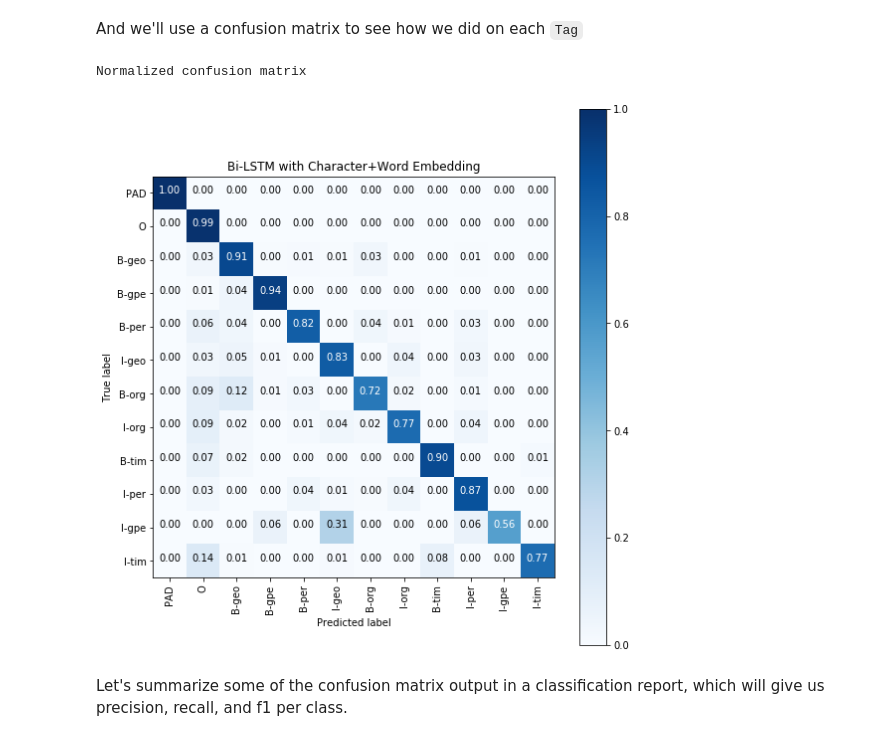
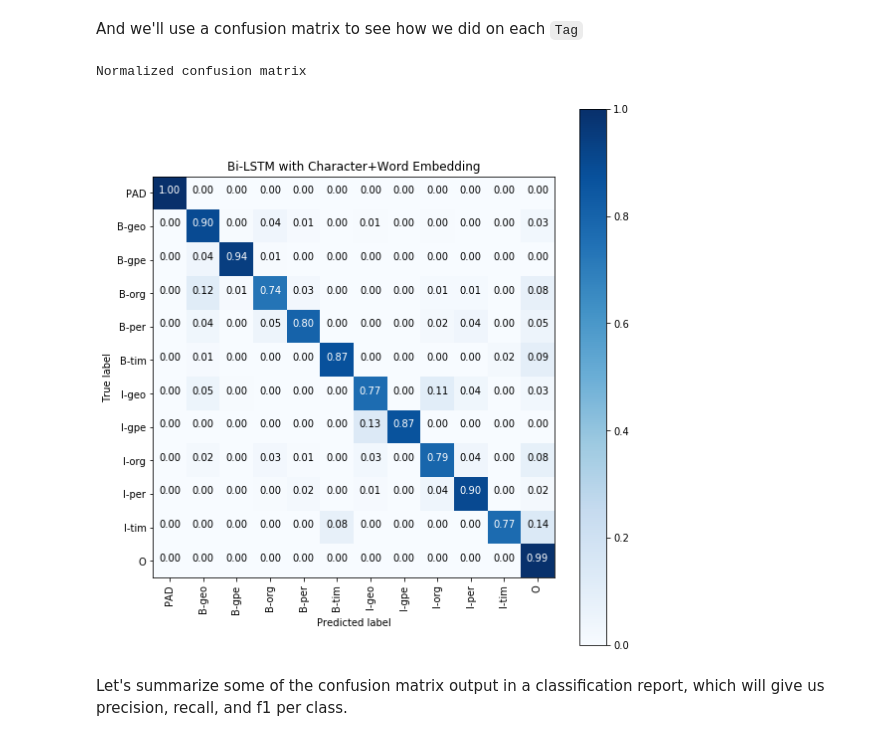
Before and after one commit to bensuutari/miami_datascience_meetup, a Jupyter notebook: hands_on_nlp.ipynb, the cells around one changed output. Drawn from its saved outputs; the diff is of its cells as text; code cells hidden in the pictures.

Commit message:
updated word and char index to sorted to ensure consistency, pythons set returns random ordering

```diff
--- a/hands_on_nlp.ipynb
+++ b/hands_on_nlp.ipynb
@@ -140,13 +140,13 @@ The first thing we'll do, is define a lookup table for all of the words containe
 
 We'll reserve 0 for "padding" values (padding is adding null values to the end of a sentence so that all sentences are the same length) and 1 for "UNK" (unknown words that the model has never encountered before).  With these mappings, we can handle any input that is thrown at our model.
 # %%
-words = data['Word'].unique().tolist()
+words = sorted(data['Word'].unique().tolist())
 
 word2idx = {w: i + 2 for i, w in enumerate(words)}
 word2idx["UNK"] = 1
 word2idx["PAD"] = 0
 idx2word = {i: w for w, i in word2idx.items()}
-tag2idx = {t: i + 1 for i, t in enumerate(data['Tag'].unique().tolist())}
+tag2idx = {t: i + 1 for i, t in enumerate(sorted(data['Tag'].unique().tolist()))}
 tag2idx["PAD"] = 0
 idx2tag = {i: w for w, i in tag2idx.items()}
 # %% [markdown]
@@ -309,7 +309,7 @@ max_len_char = 15
 Finally, we can define our character lookup table.
 # %%
 #First get all of the unique characters in all of our words
-chars = set([c for w in words for c in w])
+chars = sorted(set([c for w in words for c in w]))
 #define n_chars for our neural network's inputs later
 n_chars = len(chars)
 #now make a character lookup dictionary
@@ -334,8 +334,8 @@ Ok, we've got the data into a format that can be fed into our model.  Now let's
 # %%
 from sklearn.model_selection import train_test_split
 
-X_word_tr, X_word_te, y_tr, y_te = train_test_split(X_word, y, test_size=0.1, random_state=2018)
-X_char_tr, X_char_te, _, _ = train_test_split(X_char, y, test_size=0.1, random_state=2018)
+word_train, word_test, label_train, label_test = train_test_split(X_word, y, test_size=0.1, random_state=9132019)
+char_train, char_test, _, _ = train_test_split(X_char, y, test_size=0.1, random_state=9132019)
 # %% [markdown]
 # Build a Model
 # %% [markdown]
@@ -523,36 +499,36 @@ def plot_confusion_matrix(cm,
 # %%
 from sklearn.metrics import confusion_matrix
 
 def switch_keys_values_dict(d):
     switch_dict = dict()
     for t in tag2idx.keys():
         switch_dict[d[t]] = t
     return switch_dict
 
 idx2tag = switch_keys_values_dict(tag2idx)
 
 labels = list()
 for i in range(0,len(idx2tag)):
     labels.append(idx2tag[i])
-y_pred = np.argmax(model.predict([X_word_te,np.array(X_char_te).reshape((len(X_char_te), max_len, max_len_char))]),axis=-1)
+y_pred = np.argmax(model.predict([word_test,np.array(char_test).reshape((len(char_test), max_len, max_len_char))]),axis=-1)
 pred_labels = y_pred.reshape(y_pred.shape[0]*y_pred.shape[1])
 
-test_labels = y_te.reshape(y_te.shape[0]*y_te.shape[1])
+test_labels = label_test.reshape(label_test.shape[0]*label_test.shape[1])
 
 
 cnf_matrix = confusion_matrix(test_labels,pred_labels)
 cnf_title = 'Bi-LSTM with Character+Word Embedding'
 save_all = 'confusion_matrix_all'
 plot_confusion_matrix(
     cnf_matrix,
     classes=labels,
     normalize=True,
     title=cnf_title,
     save_file=save_all
 )
 # %% [output]
 Normalized confusion matrix
-[figure, old version]
+[figure, new version]
 # %% [markdown]
 Let's summarize some of the confusion matrix output in a classification report, which will give us precision, recall, and f1 per class.
 # %%
```
Also changed, not shown: parts of 7 cells of this notebook, 2 other files.
